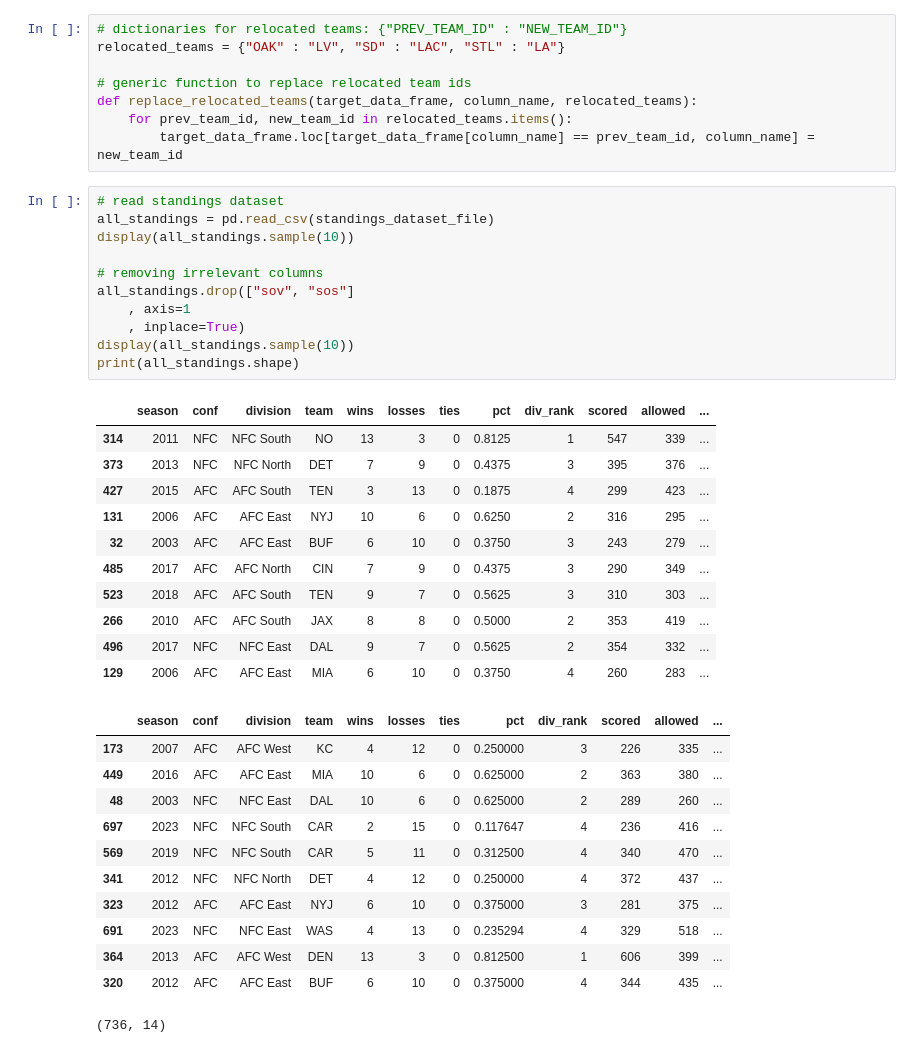
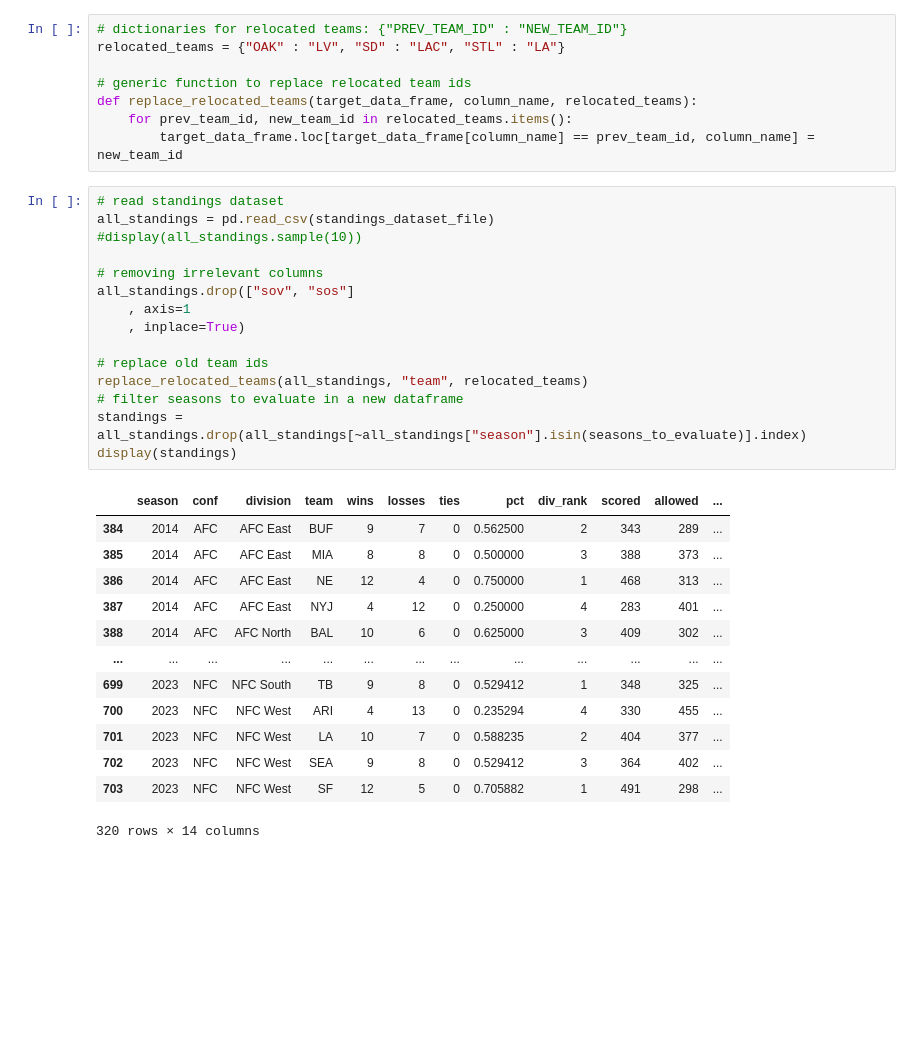
Before and after one commit to AgileCodeCO/ml-for-fun, a Jupyter notebook: generative-ai/tabular-rag/clean-datasets.ipynb, the cells around one changed output. Drawn from its saved outputs; the diff is of its cells as text; blank space fills up the shorter version.

```diff
--- a/generative-ai/tabular-rag/clean-datasets.ipynb
+++ b/generative-ai/tabular-rag/clean-datasets.ipynb
@@ -65,35 +69,29 @@ def replace_relocated_teams(target_data_frame, column_name, relocated_teams):
 # %%
 # read standings dataset
 all_standings = pd.read_csv(standings_dataset_file)
-display(all_standings.sample(10))
+#display(all_standings.sample(10))
 
 # removing irrelevant columns
 all_standings.drop(["sov", "sos"]
     , axis=1
     , inplace=True)
-display(all_standings.sample(10))
-print(all_standings.shape)
+
+# replace old team ids
+replace_relocated_teams(all_standings, "team", relocated_teams)
+# filter seasons to evaluate in a new dataframe
+standings = all_standings.drop(all_standings[~all_standings["season"].isin(seasons_to_evaluate)].index)
+display(standings)
 # %% [output]
 |  | season | conf | division | team | wins | losses | ties | pct | div_rank | scored | allowed | ... |
-| 314 | 2011 | NFC | NFC South | NO | 13 | 3 | 0 | 0.8125 | 1 | 547 | 339 | ... |
-| 373 | 2013 | NFC | NFC North | DET | 7 | 9 | 0 | 0.4375 | 3 | 395 | 376 | ... |
-| 427 | 2015 | AFC | AFC South | TEN | 3 | 13 | 0 | 0.1875 | 4 | 299 | 423 | ... |
-| 131 | 2006 | AFC | AFC East | NYJ | 10 | 6 | 0 | 0.6250 | 2 | 316 | 295 | ... |
-| 32 | 2003 | AFC | AFC East | BUF | 6 | 10 | 0 | 0.3750 | 3 | 243 | 279 | ... |
-| 485 | 2017 | AFC | AFC North | CIN | 7 | 9 | 0 | 0.4375 | 3 | 290 | 349 | ... |
-| 523 | 2018 | AFC | AFC South | TEN | 9 | 7 | 0 | 0.5625 | 3 | 310 | 303 | ... |
-| 266 | 2010 | AFC | AFC South | JAX | 8 | 8 | 0 | 0.5000 | 2 | 353 | 419 | ... |
-| 496 | 2017 | NFC | NFC East | DAL | 9 | 7 | 0 | 0.5625 | 2 | 354 | 332 | ... |
-| 129 | 2006 | AFC | AFC East | MIA | 6 | 10 | 0 | 0.3750 | 4 | 260 | 283 | ... |
+| 384 | 2014 | AFC | AFC East | BUF | 9 | 7 | 0 | 0.562500 | 2 | 343 | 289 | ... |
+| 385 | 2014 | AFC | AFC East | MIA | 8 | 8 | 0 | 0.500000 | 3 | 388 | 373 | ... |
+| 386 | 2014 | AFC | AFC East | NE | 12 | 4 | 0 | 0.750000 | 1 | 468 | 313 | ... |
+| 387 | 2014 | AFC | AFC East | NYJ | 4 | 12 | 0 | 0.250000 | 4 | 283 | 401 | ... |
+| 388 | 2014 | AFC | AFC North | BAL | 10 | 6 | 0 | 0.625000 | 3 | 409 | 302 | ... |
+| ... | ... | ... | ... | ... | ... | ... | ... | ... | ... | ... | ... | ... |
+| 699 | 2023 | NFC | NFC South | TB | 9 | 8 | 0 | 0.529412 | 1 | 348 | 325 | ... |
+| 700 | 2023 | NFC | NFC West | ARI | 4 | 13 | 0 | 0.235294 | 4 | 330 | 455 | ... |
+| 701 | 2023 | NFC | NFC West | LA | 10 | 7 | 0 | 0.588235 | 2 | 404 | 377 | ... |
+| 702 | 2023 | NFC | NFC West | SEA | 9 | 8 | 0 | 0.529412 | 3 | 364 | 402 | ... |
+| 703 | 2023 | NFC | NFC West | SF | 12 | 5 | 0 | 0.705882 | 1 | 491 | 298 | ... |
-|  | season | conf | division | team | wins | losses | ties | pct | div_rank | scored | allowed | ... |
-| 173 | 2007 | AFC | AFC West | KC | 4 | 12 | 0 | 0.250000 | 3 | 226 | 335 | ... |
-| 449 | 2016 | AFC | AFC East | MIA | 10 | 6 | 0 | 0.625000 | 2 | 363 | 380 | ... |
-| 48 | 2003 | NFC | NFC East | DAL | 10 | 6 | 0 | 0.625000 | 2 | 289 | 260 | ... |
-| 697 | 2023 | NFC | NFC South | CAR | 2 | 15 | 0 | 0.117647 | 4 | 236 | 416 | ... |
-| 569 | 2019 | NFC | NFC South | CAR | 5 | 11 | 0 | 0.312500 | 4 | 340 | 470 | ... |
-| 341 | 2012 | NFC | NFC North | DET | 4 | 12 | 0 | 0.250000 | 4 | 372 | 437 | ... |
-| 323 | 2012 | AFC | AFC East | NYJ | 6 | 10 | 0 | 0.375000 | 3 | 281 | 375 | ... |
-| 691 | 2023 | NFC | NFC East | WAS | 4 | 13 | 0 | 0.235294 | 4 | 329 | 518 | ... |
-| 364 | 2013 | AFC | AFC West | DEN | 13 | 3 | 0 | 0.812500 | 1 | 606 | 399 | ... |
-| 320 | 2012 | AFC | AFC East | BUF | 6 | 10 | 0 | 0.375000 | 4 | 344 | 435 | ... |
-(736, 14)
+320 rows × 14 columns
```
Also changed, not shown: parts of 2 cells of this notebook.
